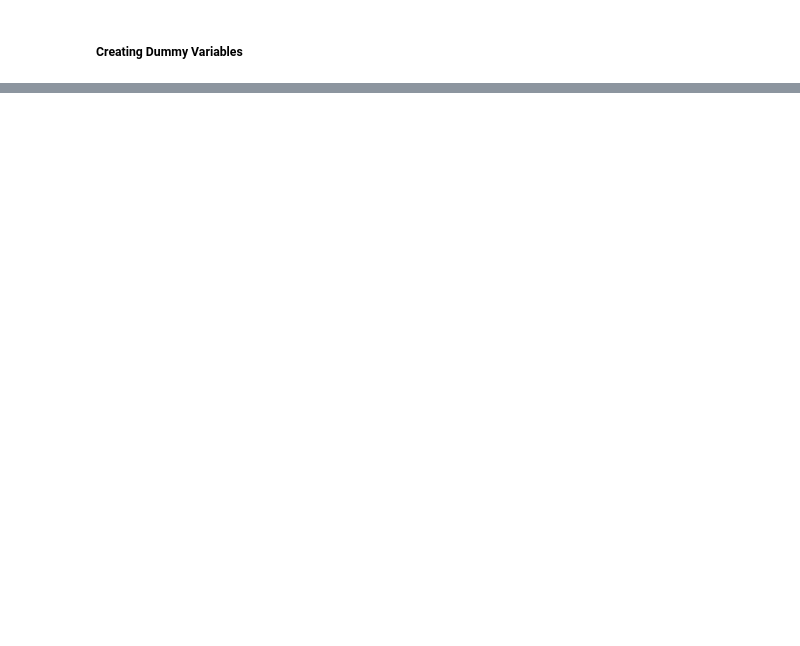
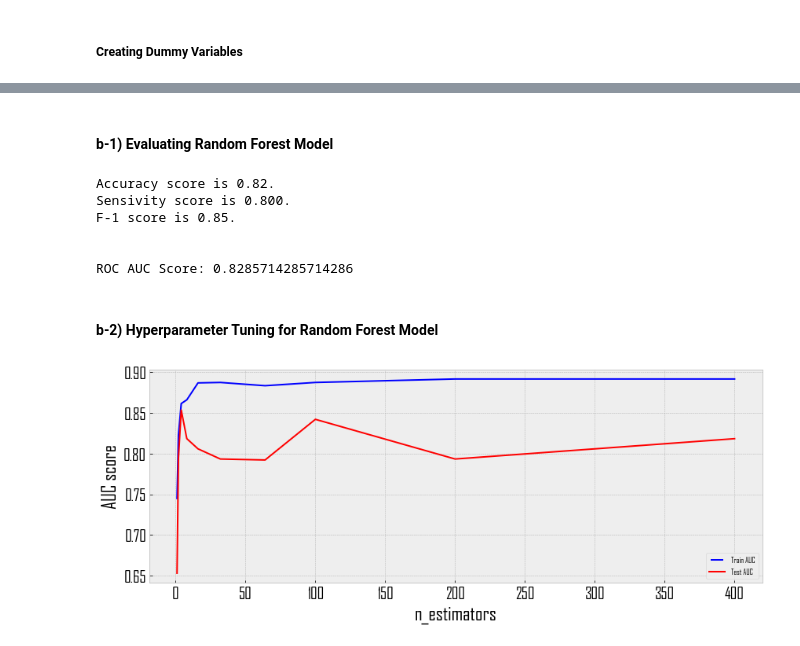
Before and after one commit to gorkemguneser/Heart-Disease-Classifications-Machine-Learning, a Jupyter notebook: code.ipynb, the cells around one changed output, grey strips where cells are left out. Saved outputs shown, nothing was run; the diff lists cells and outputs as text; code cells hidden in the pictures; blank space fills up the shorter version.

```diff
--- a/code.ipynb
+++ b/code.ipynb
@@ -223,0 +248,6 @@ sns.heatmap(data.drop(columns=categorical_columns).corr(),annot=True)
+# %%
+# Adding dummy variables and dropping original features
+categorical_columns = ['sex', 'cp', 'exang', 'ca', 'thal','fbs', 'restecg', 'slope']
+
+for col in categorical_columns:
+    data = pd.get_dummies(data,columns=[col])
@@ -223,0 +425,14 @@ sns.heatmap(data.drop(columns=categorical_columns).corr(),annot=True)
+# %%
+# creating model
+rf_model = RandomForestClassifier()
+
+# fitting model
+rf_model.fit(X_train,y_train)
+
+
+# predicting outcome
+y_pred_rf = rf_model.predict(X_test)
+
+y_pred_rf_training = rf_model.predict(X_train)
+
+pd.DataFrame({"Actual":y_test,"Predicted":y_pred_rf}).sample(10)
@@ -223,0 +451,50 @@ sns.heatmap(data.drop(columns=categorical_columns).corr(),annot=True)
+# %% [markdown]
+#### b-1) Evaluating Random Forest Model
+# %%
+print("Accuracy score is {:.2f}.".format(accuracy_score(y_test,y_pred_rf)))
+print("Sensivity score is {:.3f}.".format(recall_score(y_test,y_pred_rf)))
+#print(f"Precision score is {str(precision)[:5]}.")
+print(f"F-1 score is {str(f1_score(y_test,y_pred_rf))[:4]}.")
+
+print(f"\n\nROC AUC Score: {roc_auc_score(y_test,y_pred_rf)}")
+# %% [output]
+Accuracy score is 0.82.
+Sensivity score is 0.800.
+F-1 score is 0.85.
+
+
+ROC AUC Score: 0.8285714285714286
+# %% [markdown]
+#### b-2) Hyperparameter Tuning for Random Forest Model
+# %%
+# ROC Curve for N_estimators
+
+n_estimators = [1, 2, 4, 8, 16, 32, 64, 100, 200, 400]
+train_results = []
+test_results = []
+for estimator in n_estimators:
+    rf = RandomForestClassifier(n_estimators=estimator, n_jobs=-1,random_state=0,min_samples_split=2,
+                                 min_samples_leaf=1,max_features="sqrt",
+                                 max_depth=3)
+    rf.fit(X_train, y_train)
+    train_pred = rf.predict(X_train)
+    false_positive_rate, true_positive_rate, thresholds = roc_curve(y_train, train_pred)
+    roc_auc = auc(false_positive_rate, true_positive_rate)
+    train_results.append(roc_auc)
+    y_pred_rf = rf.predict(X_test)
+    false_positive_rate, true_positive_rate, thresholds = roc_curve(y_test, y_pred_rf)
+    roc_auc = auc(false_positive_rate, true_positive_rate)
+    test_results.append(roc_auc)
+
+from matplotlib.legend_handler import HandlerLine2D
+line1, = plt.plot(n_estimators, train_results, "b", label="Train AUC")
+line2, = plt.plot(n_estimators, test_results, 'r', label="Test AUC")
+plt.legend(handler_map={line1: HandlerLine2D(numpoints=2)})
+plt.ylabel("AUC score",size=25)
+plt.xlabel("n_estimators",size=25)
+plt.xticks(size=20)
+plt.yticks(size=20)
+#plt.savefig("nestimator.png",dpi=300)
+plt.show()
+# %% [output]
+[figure, added]
```
Also changed, not shown: parts of 55 cells of this notebook.
